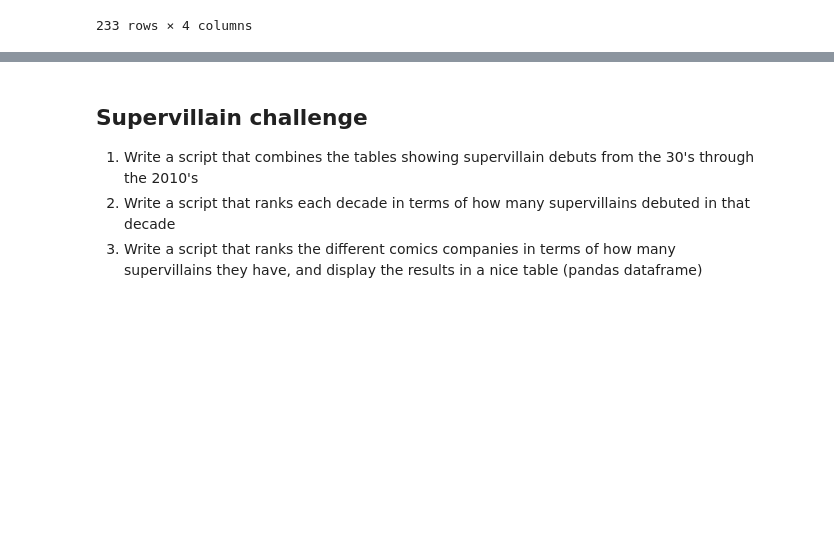
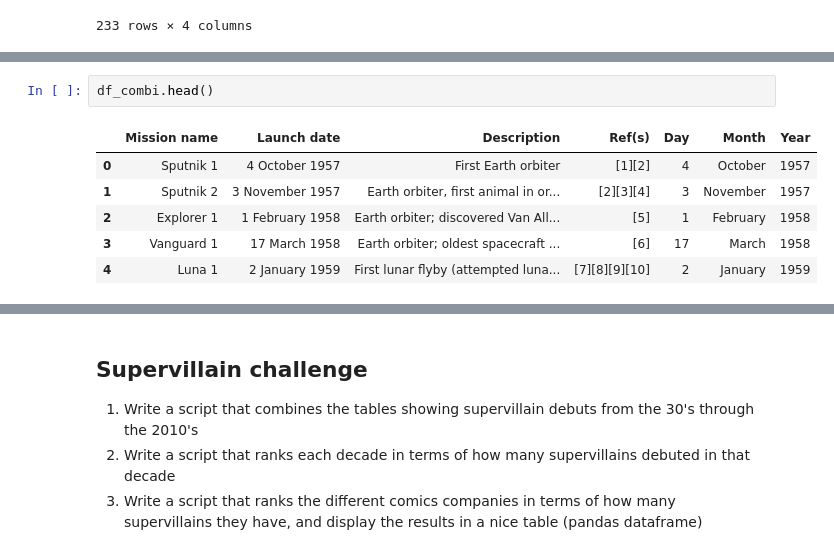
Before and after one commit to Louisefrausing/CulturalDataScience, a Jupyter notebook: fun_with_pandas.ipynb, the cells around one changed output, grey strips where cells are left out. Cells and saved outputs as stored; diff of their text form; blank space fills up the shorter version.

```diff
--- a/fun_with_pandas.ipynb
+++ b/fun_with_pandas.ipynb
@@ -144,0 +166,9 @@ Name: Launch date, dtype: object
+# %%
+df_combi.head()
+# %% [output]
+|  | Mission name | Launch date | Description | Ref(s) | Day | Month | Year |
+| 0 | Sputnik 1 | 4 October 1957 | First Earth orbiter | [1][2] | 4 | October | 1957 |
+| 1 | Sputnik 2 | 3 November 1957 | Earth orbiter, first animal in or... | [2][3][4] | 3 | November | 1957 |
+| 2 | Explorer 1 | 1 February 1958 | Earth orbiter; discovered Van All... | [5] | 1 | February | 1958 |
+| 3 | Vanguard 1 | 17 March 1958 | Earth orbiter; oldest spacecraft ... | [6] | 17 | March | 1958 |
+| 4 | Luna 1 | 2 January 1959 | First lunar flyby (attempted luna... | [7][8][9][10] | 2 | January | 1959 |
```
Also changed, not shown: parts of 9 cells of this notebook.
